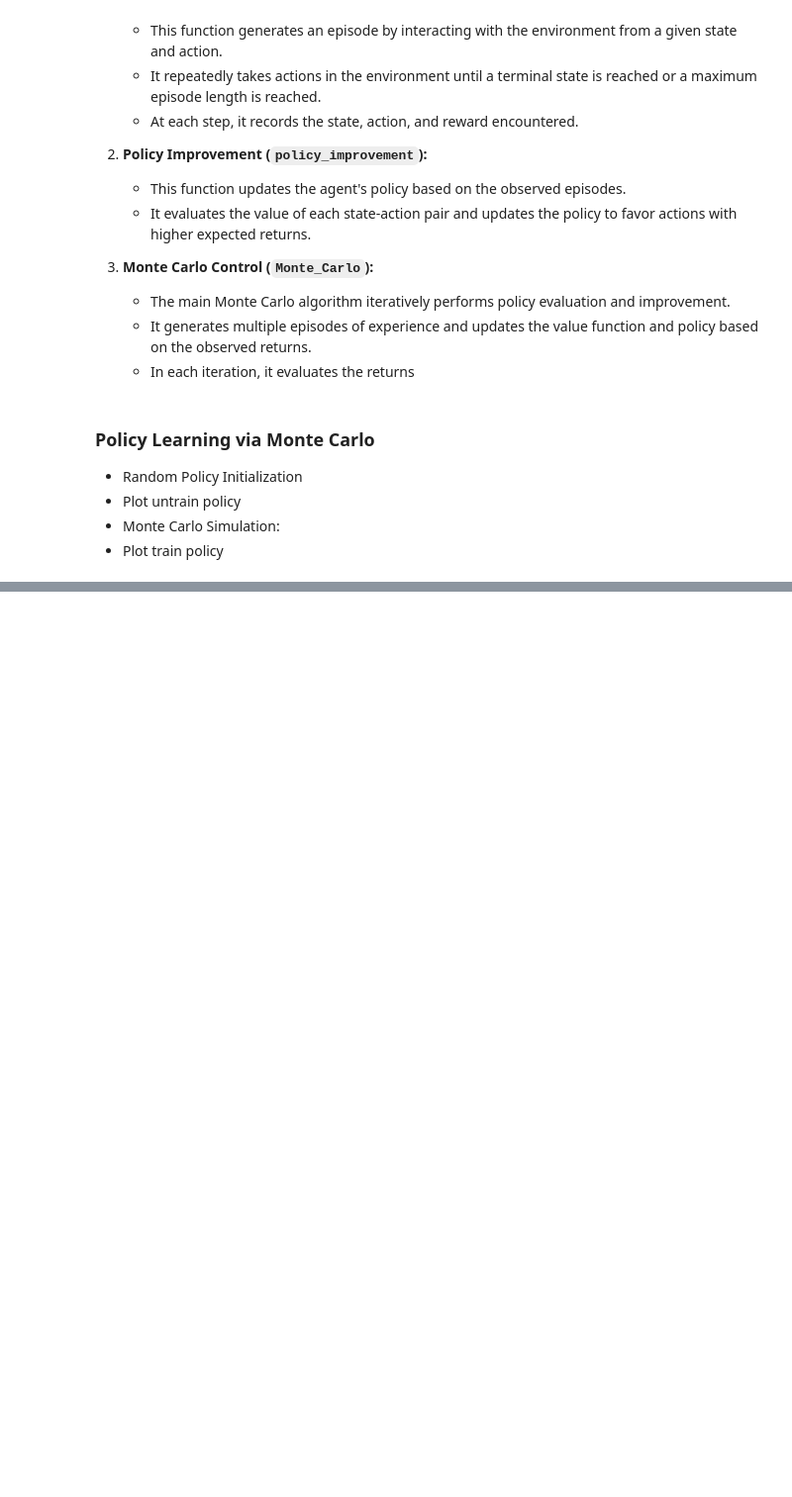
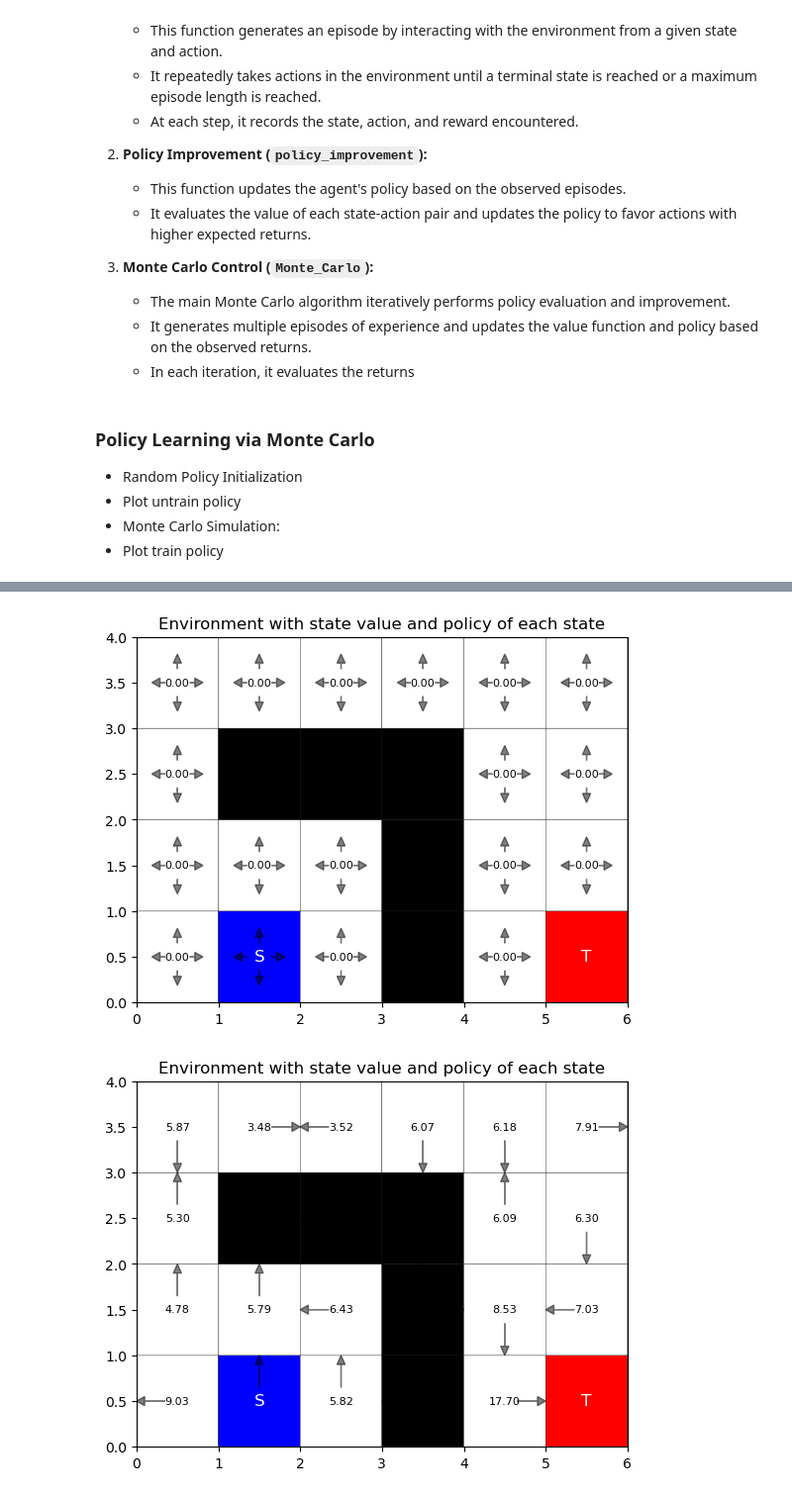
Before and after one commit to OmerShiranC/RL-Project, a Jupyter notebook: MDP.ipynb, the cells around one changed output, grey strips where cells are left out. Shown at 99% size. Drawn from its saved outputs; the diff is of its cells as text; code cells hidden in the pictures; blank space fills up the shorter version.

```diff
--- a/MDP.ipynb
+++ b/MDP.ipynb
@@ -359,0 +539,8 @@ Env.plot_policy()
+# %%
+Env = initialize()
+Env.plot_policy()
+Env.Dyna_Q(num_episodes = 10, n_plan = 10)
+Env.plot_policy()
+# %% [output]
+[figure, added]
+[figure, added]
```
Also changed, not shown: parts of 19 cells of this notebook.
